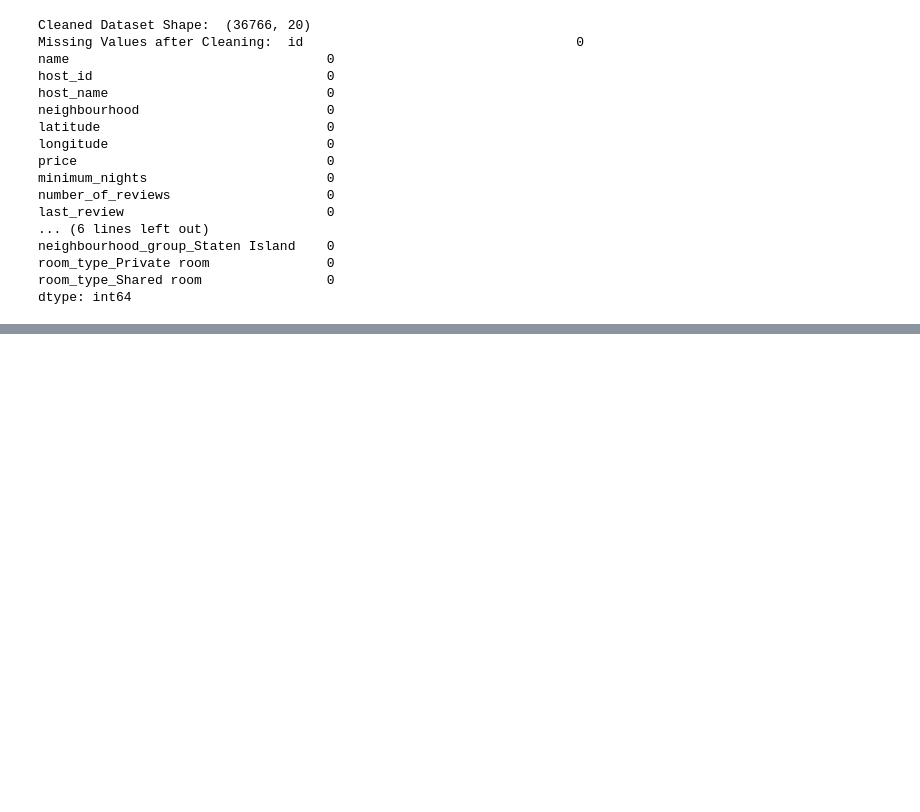
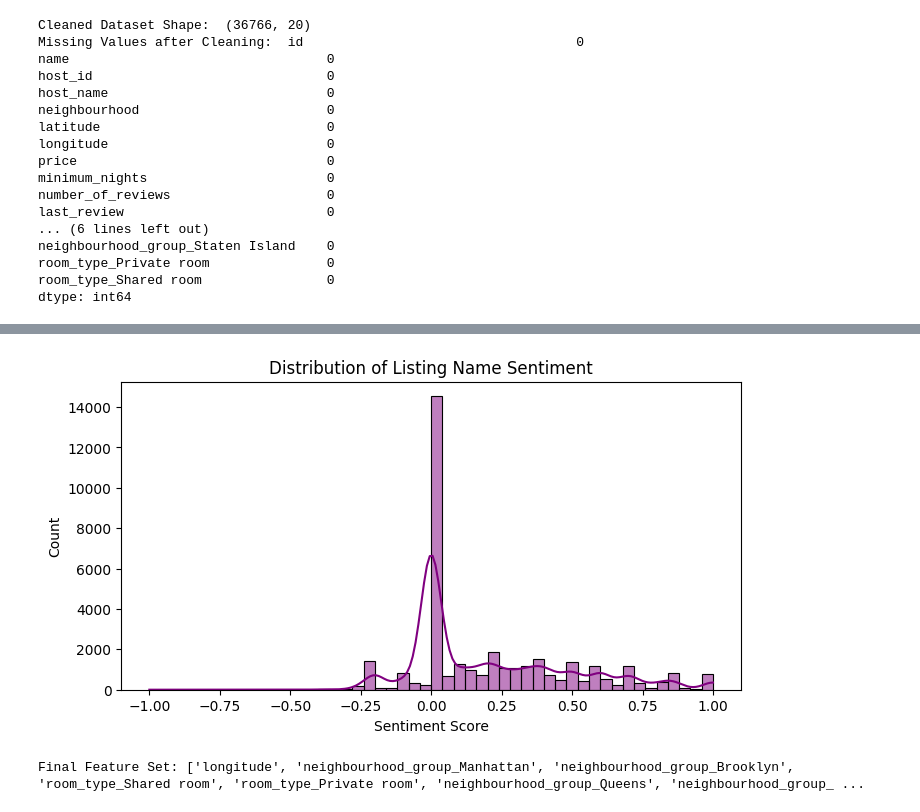
Before and after one commit to Nischal2015/data-viz, a Jupyter notebook: notebooks/notebook.ipynb, the cells around one changed output, grey strips where cells are left out. Cells and saved outputs as stored; diff of their text form; code cells hidden in the pictures; blank space fills up the shorter version.

```diff
--- a/notebooks/notebook.ipynb
+++ b/notebooks/notebook.ipynb
@@ -472,0 +567,9 @@ Avoiding Multicollinearity: Dropping the first category (e.g., `neighbourhood_gr
+# %%
+# Sentiment score distribution
+plt.figure(figsize=(8, 4))
+sns.histplot(df_clean['name_sentiment'], bins=50, kde=True, color='purple')
+plt.title('Distribution of Listing Name Sentiment')
+plt.xlabel('Sentiment Score')
+plt.show()
+# %% [output]
+[figure, added]
@@ -472,0 +589,5 @@ Avoiding Multicollinearity: Dropping the first category (e.g., `neighbourhood_gr
+# %%
+# Validate the engineered dataset
+print("\nFinal Feature Set:", final_features)
+# %% [output]
+Final Feature Set: ['longitude', 'neighbourhood_group_Manhattan', 'neighbourhood_group_Brooklyn', 'room_type_Shared room', 'room_type_Private room', 'neighbourhood_group_Queens', 'neighbourhood_group_ ...
```
Also changed, not shown: parts of 22 cells of this notebook, 2 other files.
